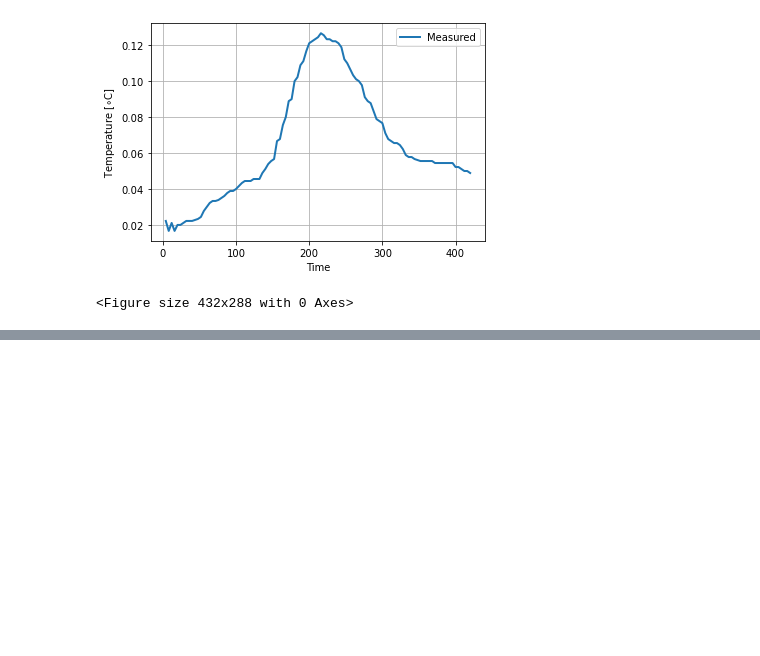
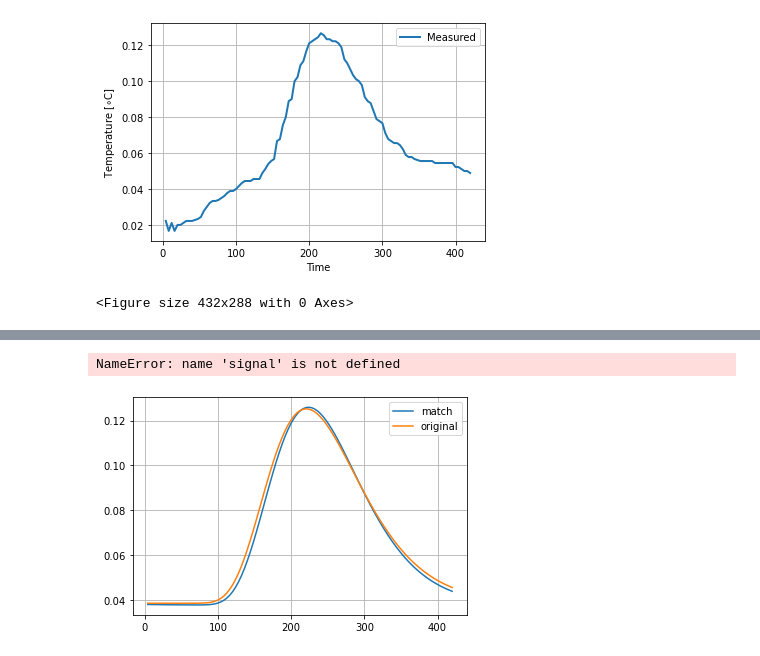
Before and after one commit to margolek/Study, a Jupyter notebook: Semester_6/Methods_of_Object_Identification/Project/Flotation model coefficients.ipynb, the cells around one changed output, grey strips where cells are left out. Cells and saved outputs as stored; diff of their text form; code cells hidden in the pictures; blank space fills up the shorter version.

```diff
--- a/Semester_6/Methods_of_Object_Identification/Project/Flotation model coefficients.ipynb
+++ b/Semester_6/Methods_of_Object_Identification/Project/Flotation model coefficients.ipynb
@@ -113,0 +91,27 @@ plt.legend()
+# %%
+T = 1
+num = [1]
+den = [T,1]
+dt = 0.1
+num,den,dt = signal.cont2discrete((num,den),dt)
+print(f'num:{num}')
+print(f'den:{den}')
+# %% [output]
+NameError: name 'signal' is not defined
+# %%
+from scipy import signal
+# z,Tp,V,D,k
+g = [20,0.0027,0.096,0.07,14]
+n = len(my_data['Time'])
+y_new = np.empty(n)
+for i in range(n):
+    y_new[i] = g[4]*temperature(my_data['Time'][i],g[0],g[1],g[2],g[3])
+
+tf = ([0.095163],[1,-0.90484],0.1)
+t_out, y1 = signal.dlsim(tf, y_new,x0=0.4)
+plt.plot(my_data['Time'],y1,label='match')
+plt.plot(my_data['Time'],y,label='original')
+plt.legend()
+plt.grid()
+# %% [output]
+[figure, added]
```
Also changed, not shown: parts of 6 cells of this notebook.
